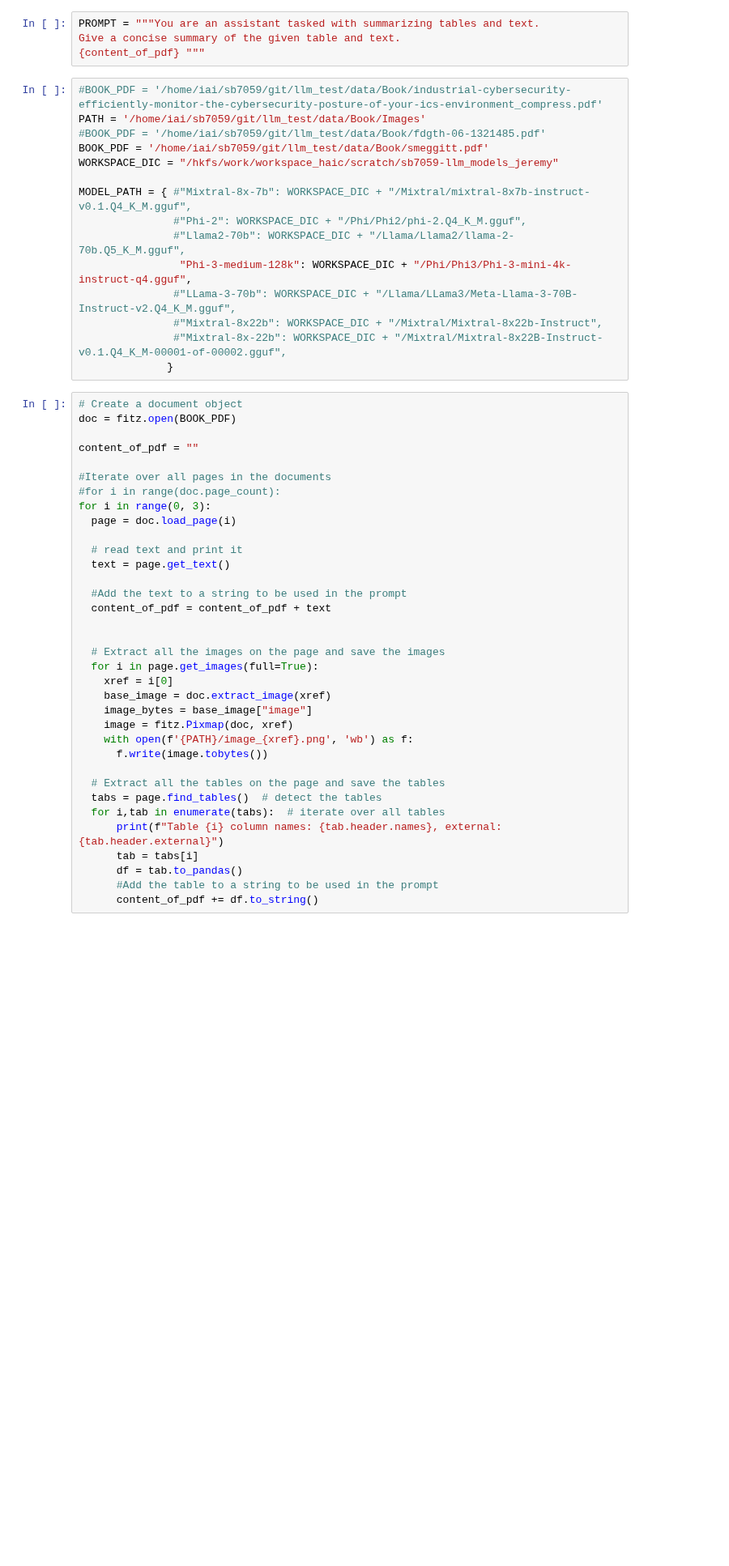
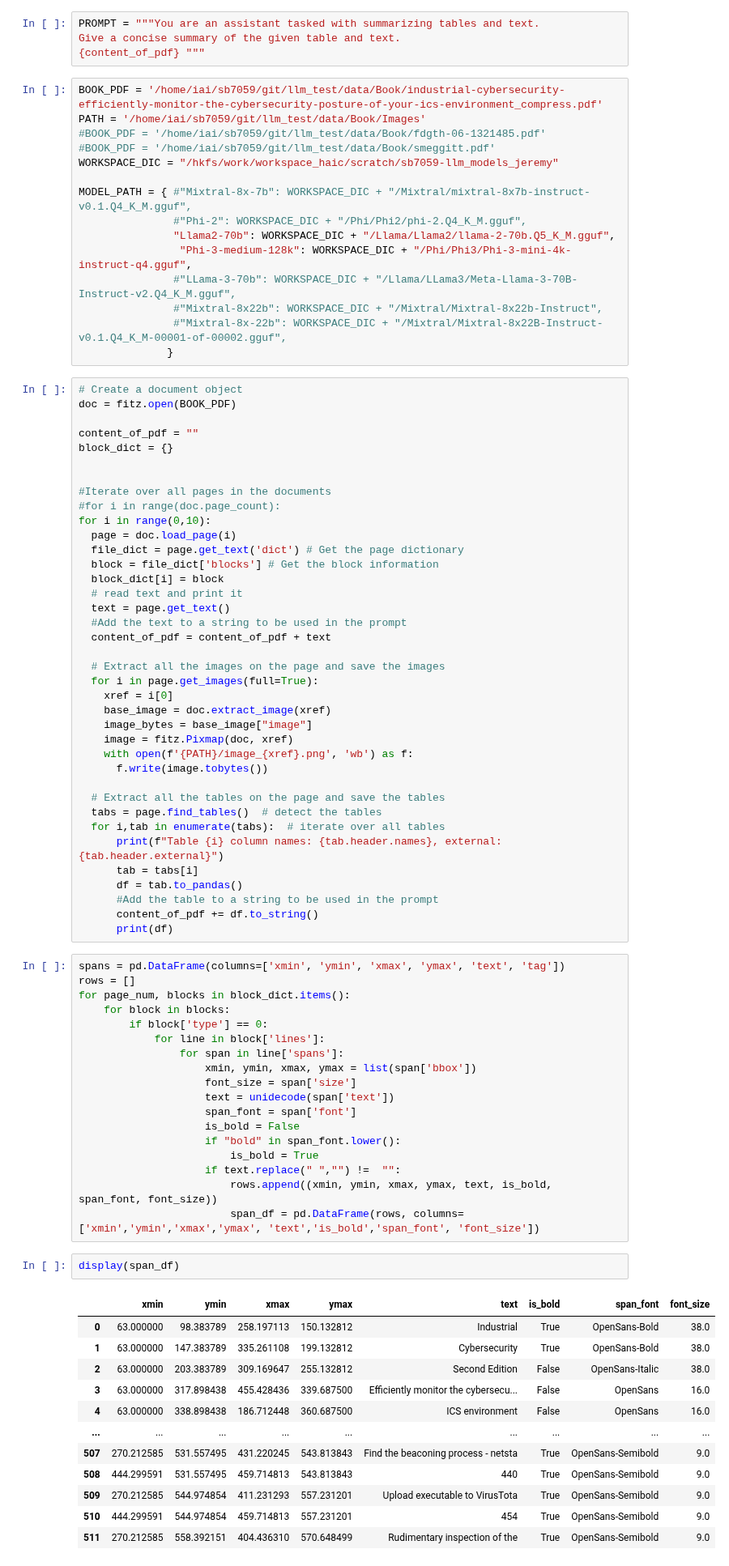
Before and after one commit to cybercampus-se/GenAICyberSecMCQA, a Jupyter notebook: src/mcq_generation.ipynb, the cells around one changed output. Shown at 81% size. Drawn from its saved outputs; the diff is of its cells as text; blank space fills up the shorter version.

Commit message:
New way to extract information

```diff
--- a/src/mcq_generation.ipynb
+++ b/src/mcq_generation.ipynb
@@ -18,15 +20,15 @@ PROMPT = """You are an assistant tasked with summarizing tables and text.
 Give a concise summary of the given table and text.
 {content_of_pdf} """
 # %%
-#BOOK_PDF = '/home/iai/sb7059/git/llm_test/data/Book/industrial-cybersecurity-efficiently-monitor-the-cybersecurity-posture-of-your-ics-environment_compress.pdf'
+BOOK_PDF = '/home/iai/sb7059/git/llm_test/data/Book/industrial-cybersecurity-efficiently-monitor-the-cybersecurity-posture-of-your-ics-environment_compress.pdf'
 PATH = '/home/iai/sb7059/git/llm_test/data/Book/Images'
 #BOOK_PDF = '/home/iai/sb7059/git/llm_test/data/Book/fdgth-06-1321485.pdf'
-BOOK_PDF = '/home/iai/sb7059/git/llm_test/data/Book/smeggitt.pdf'
+#BOOK_PDF = '/home/iai/sb7059/git/llm_test/data/Book/smeggitt.pdf'
 WORKSPACE_DIC = "/hkfs/work/workspace_haic/scratch/sb7059-llm_models_jeremy"
 
 MODEL_PATH = { #"Mixtral-8x-7b": WORKSPACE_DIC + "/Mixtral/mixtral-8x7b-instruct-v0.1.Q4_K_M.gguf",
                #"Phi-2": WORKSPACE_DIC + "/Phi/Phi2/phi-2.Q4_K_M.gguf",
-               #"Llama2-70b": WORKSPACE_DIC + "/Llama/Llama2/llama-2-70b.Q5_K_M.gguf",
+               "Llama2-70b": WORKSPACE_DIC + "/Llama/Llama2/llama-2-70b.Q5_K_M.gguf",
                 "Phi-3-medium-128k": WORKSPACE_DIC + "/Phi/Phi3/Phi-3-mini-4k-instruct-q4.gguf",
                #"LLama-3-70b": WORKSPACE_DIC + "/Llama/LLama3/Meta-Llama-3-70B-Instruct-v2.Q4_K_M.gguf",
                #"Mixtral-8x22b": WORKSPACE_DIC + "/Mixtral/Mixtral-8x22b-Instruct",
@@ -37,18 +39,20 @@ MODEL_PATH = { #"Mixtral-8x-7b": WORKSPACE_DIC + "/Mixtral/mixtral-8x7b-instruct
 doc = fitz.open(BOOK_PDF)
 
 content_of_pdf = ""
+block_dict = {}
+
 
 #Iterate over all pages in the documents
 #for i in range(doc.page_count):
-for i in range(0, 3):
+for i in range(0,10):
   page = doc.load_page(i)
-
+  file_dict = page.get_text('dict') # Get the page dictionary
+  block = file_dict['blocks'] # Get the block information
+  block_dict[i] = block
   # read text and print it
   text = page.get_text()
-
   #Add the text to a string to be used in the prompt
   content_of_pdf = content_of_pdf + text
-
 
   # Extract all the images on the page and save the images
   for i in page.get_images(full=True):
@@ -67,3 +71,37 @@ for i in range(0, 3):
       df = tab.to_pandas()
       #Add the table to a string to be used in the prompt
       content_of_pdf += df.to_string()
+      print(df)
+# %%
+spans = pd.DataFrame(columns=['xmin', 'ymin', 'xmax', 'ymax', 'text', 'tag'])
+rows = []
+for page_num, blocks in block_dict.items():
+    for block in blocks:
+        if block['type'] == 0:
+            for line in block['lines']:
+                for span in line['spans']:
+                    xmin, ymin, xmax, ymax = list(span['bbox'])
+                    font_size = span['size']
+                    text = unidecode(span['text'])
+                    span_font = span['font']
+                    is_bold = False
+                    if "bold" in span_font.lower():
+                        is_bold = True
+                    if text.replace(" ","") !=  "":
+                        rows.append((xmin, ymin, xmax, ymax, text, is_bold, span_font, font_size))
+                        span_df = pd.DataFrame(rows, columns=['xmin','ymin','xmax','ymax', 'text','is_bold','span_font', 'font_size'])
+# %%
+display(span_df)
+# %% [output]
+|  | xmin | ymin | xmax | ymax | text | is_bold | span_font | font_size |
+| 0 | 63.000000 | 98.383789 | 258.197113 | 150.132812 | Industrial | True | OpenSans-Bold | 38.0 |
+| 1 | 63.000000 | 147.383789 | 335.261108 | 199.132812 | Cybersecurity | True | OpenSans-Bold | 38.0 |
+| 2 | 63.000000 | 203.383789 | 309.169647 | 255.132812 | Second Edition | False | OpenSans-Italic | 38.0 |
+| 3 | 63.000000 | 317.898438 | 455.428436 | 339.687500 | Efficiently monitor the cybersecu... | False | OpenSans | 16.0 |
+| 4 | 63.000000 | 338.898438 | 186.712448 | 360.687500 | ICS environment | False | OpenSans | 16.0 |
+| ... | ... | ... | ... | ... | ... | ... | ... | ... |
+| 507 | 270.212585 | 531.557495 | 431.220245 | 543.813843 | Find the beaconing process - netsta | True | OpenSans-Semibold | 9.0 |
+| 508 | 444.299591 | 531.557495 | 459.714813 | 543.813843 | 440 | True | OpenSans-Semibold | 9.0 |
+| 509 | 270.212585 | 544.974854 | 411.231293 | 557.231201 | Upload executable to VirusTota | True | OpenSans-Semibold | 9.0 |
+| 510 | 444.299591 | 544.974854 | 459.714813 | 557.231201 | 454 | True | OpenSans-Semibold | 9.0 |
+| 511 | 270.212585 | 558.392151 | 404.436310 | 570.648499 | Rudimentary inspection of the | True | OpenSans-Semibold | 9.0 |
```
Also changed, not shown: parts of 12 cells of this notebook, 1 other file.
